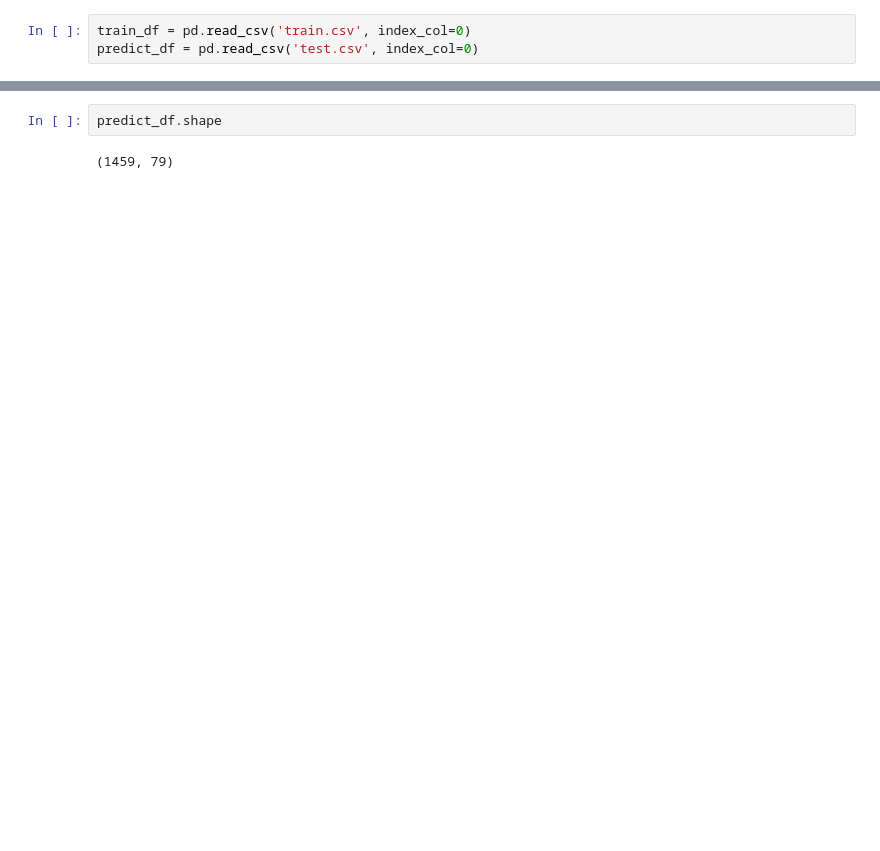
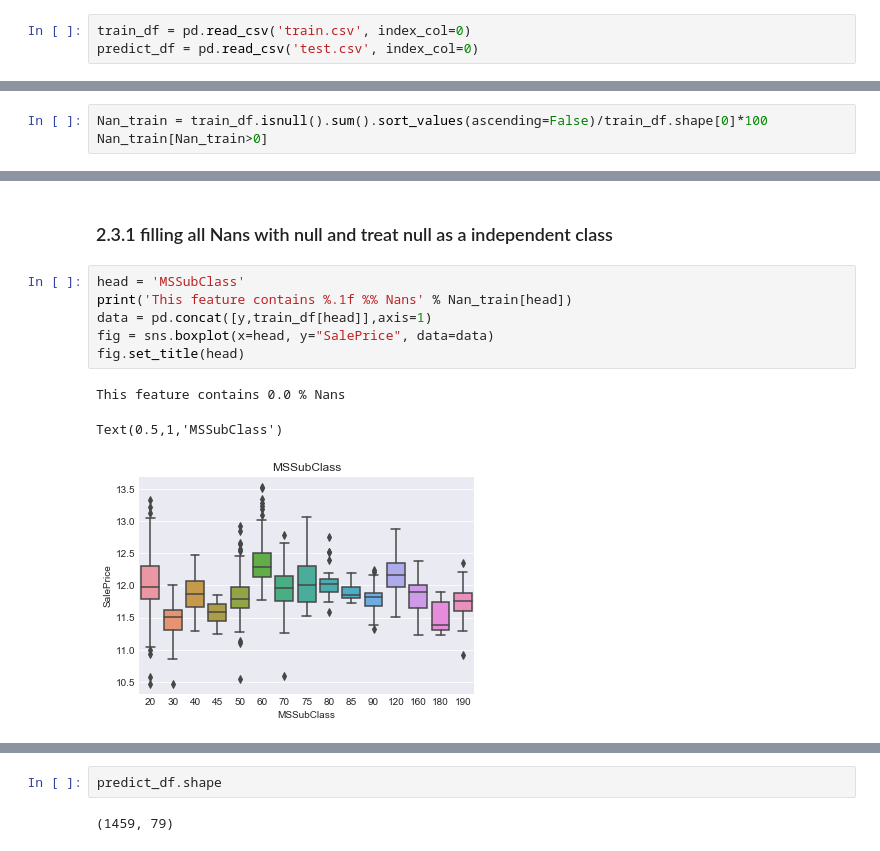
Before and after one commit to zhangchi9/Ames-Iowa-house-prices-prediction, a Jupyter notebook: house_price.ipynb, the cells around one changed output, grey strips where cells are left out. Drawn from its saved outputs; the diff is of its cells as text; blank space fills up the shorter version.

```diff
--- a/house_price.ipynb
+++ b/house_price.ipynb
@@ -42,0 +69,3 @@ all_df = pd.concat((train_df,predict_df),axis=0)
+# %%
+Nan_train = train_df.isnull().sum().sort_values(ascending=False)/train_df.shape[0]*100
+Nan_train[Nan_train>0]
@@ -42,0 +93,12 @@ all_df = pd.concat((train_df,predict_df),axis=0)
+# %% [markdown]
+### 2.3.1 filling all Nans with null and treat null as a independent class
+# %%
+head = 'MSSubClass'
+print('This feature contains %.1f %% Nans' % Nan_train[head])
+data = pd.concat([y,train_df[head]],axis=1)
+fig = sns.boxplot(x=head, y="SalePrice", data=data)
+fig.set_title(head)
+# %% [output]
+This feature contains 0.0 % Nans
+Text(0.5,1,'MSSubClass')
+[figure, added]
```
Also changed, not shown: parts of 195 cells of this notebook, 18 other files.
